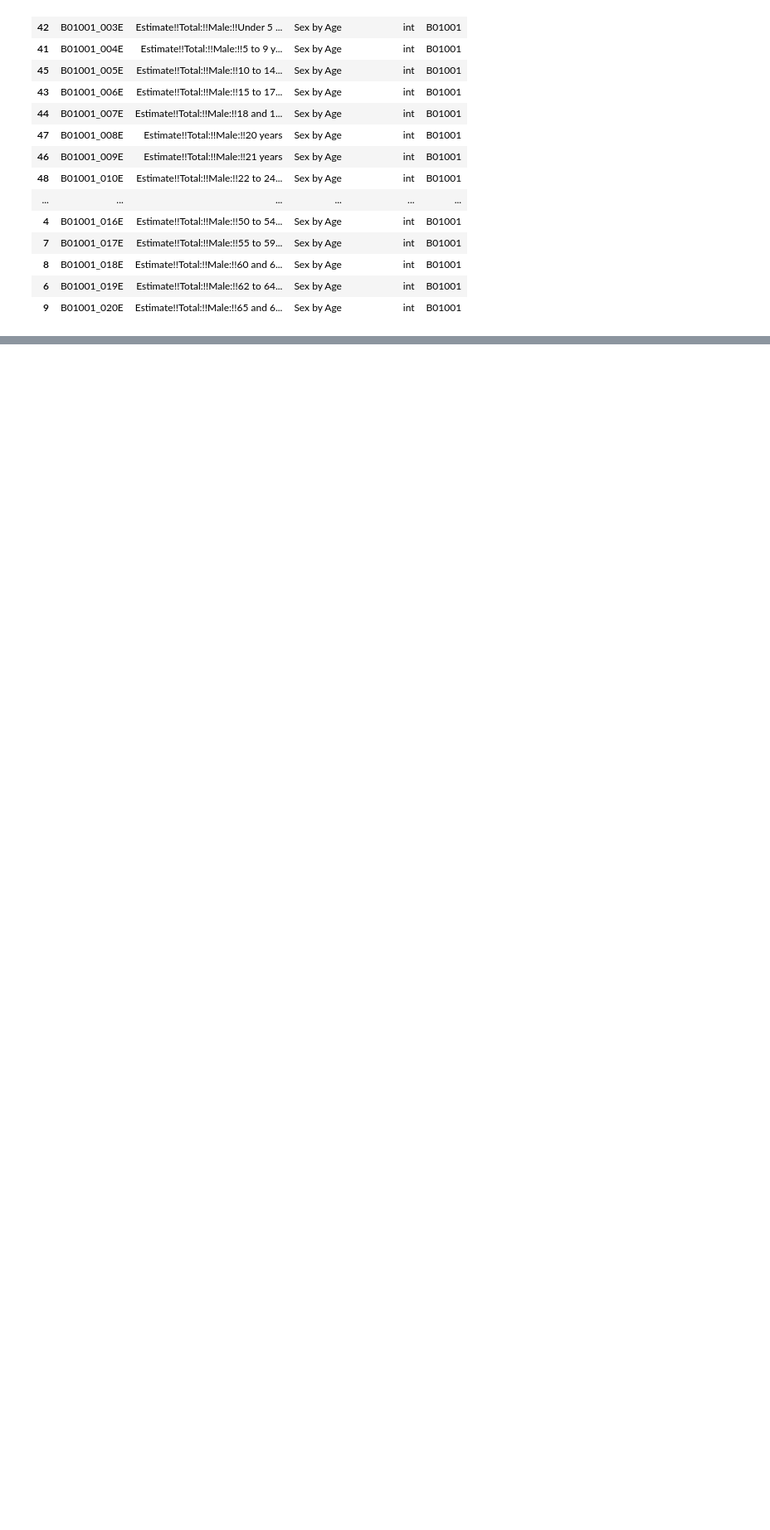
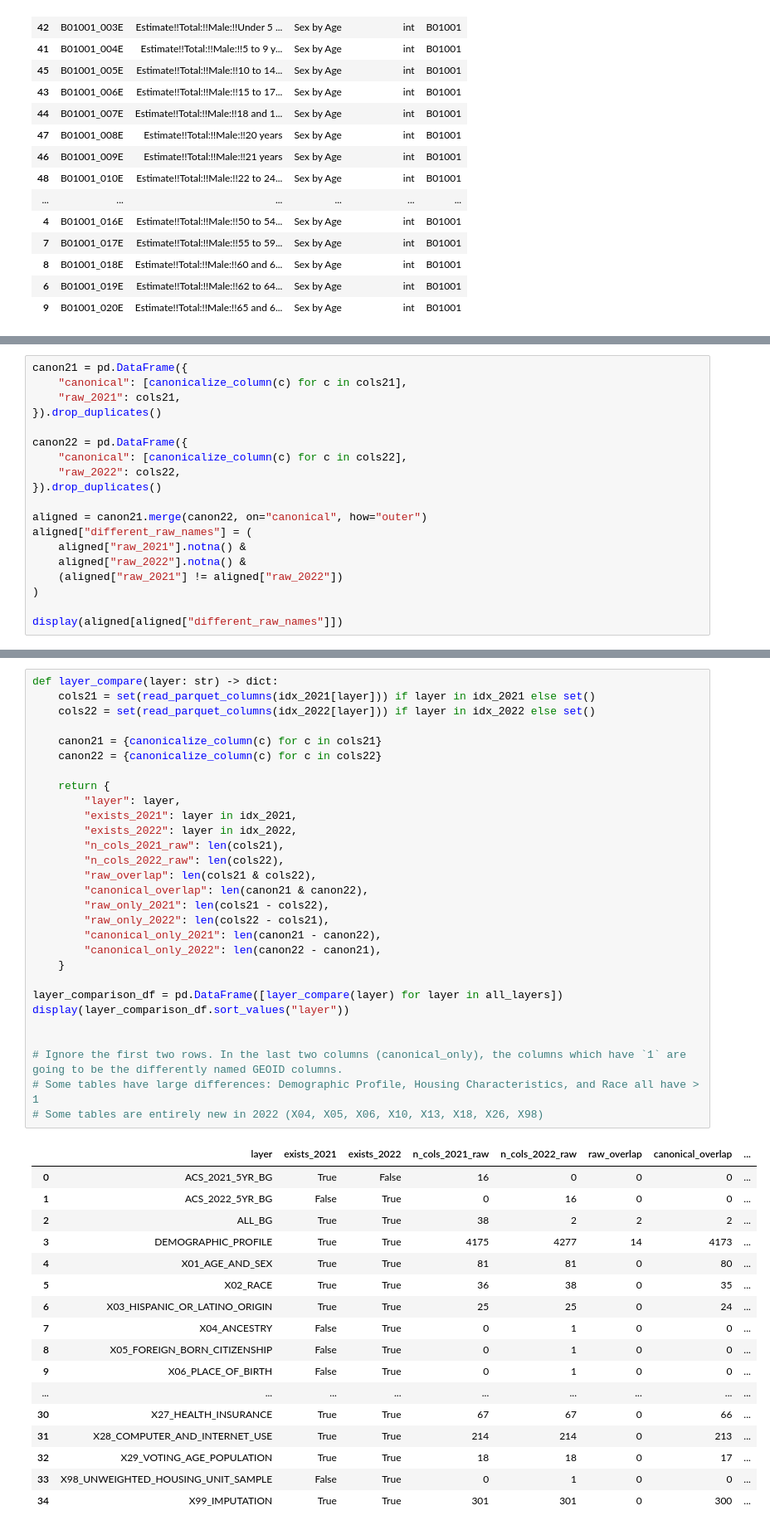
Before and after one commit to oturns/geosnap, a Jupyter notebook: build/examine_output.ipynb, the cells around one changed output, grey strips where cells are left out. Shown at 83% size. Drawn from its saved outputs; the diff is of its cells as text; blank space fills up the shorter version.

```diff
--- a/build/examine_output.ipynb
+++ b/build/examine_output.ipynb
@@ -203,0 +583,19 @@ describe_group("B01001", vars2022).head(20)
+# %%
+canon21 = pd.DataFrame({
+    "canonical": [canonicalize_column(c) for c in cols21],
+    "raw_2021": cols21,
+}).drop_duplicates()
+
+canon22 = pd.DataFrame({
+    "canonical": [canonicalize_column(c) for c in cols22],
+    "raw_2022": cols22,
+}).drop_duplicates()
+
+aligned = canon21.merge(canon22, on="canonical", how="outer")
+aligned["different_raw_names"] = (
+    aligned["raw_2021"].notna() &
+    aligned["raw_2022"].notna() &
+    (aligned["raw_2021"] != aligned["raw_2022"])
+)
+
+display(aligned[aligned["different_raw_names"]])
@@ -203,0 +747,47 @@ describe_group("B01001", vars2022).head(20)
+# %%
+def layer_compare(layer: str) -> dict:
+    cols21 = set(read_parquet_columns(idx_2021[layer])) if layer in idx_2021 else set()
+    cols22 = set(read_parquet_columns(idx_2022[layer])) if layer in idx_2022 else set()
+
+    canon21 = {canonicalize_column(c) for c in cols21}
+    canon22 = {canonicalize_column(c) for c in cols22}
+
+    return {
+        "layer": layer,
+        "exists_2021": layer in idx_2021,
+        "exists_2022": layer in idx_2022,
+        "n_cols_2021_raw": len(cols21),
+        "n_cols_2022_raw": len(cols22),
+        "raw_overlap": len(cols21 & cols22),
+        "canonical_overlap": len(canon21 & canon22),
+        "raw_only_2021": len(cols21 - cols22),
+        "raw_only_2022": len(cols22 - cols21),
+        "canonical_only_2021": len(canon21 - canon22),
+        "canonical_only_2022": len(canon22 - canon21),
+    }
+
+layer_comparison_df = pd.DataFrame([layer_compare(layer) for layer in all_layers])
+display(layer_comparison_df.sort_values("layer"))
+
+
+# Ignore the first two rows. In the last two columns (canonical_only), the columns which have `1` are going to be the differently named GEOID columns.
+# Some tables have large differences: Demographic Profile, Housing Characteristics, and Race all have > 1
+# Some tables are entirely new in 2022 (X04, X05, X06, X10, X13, X18, X26, X98)
+# %% [output]
+|  | layer | exists_2021 | exists_2022 | n_cols_2021_raw | n_cols_2022_raw | raw_overlap | canonical_overlap | ... |
+| 0 | ACS_2021_5YR_BG | True | False | 16 | 0 | 0 | 0 | ... |
+| 1 | ACS_2022_5YR_BG | False | True | 0 | 16 | 0 | 0 | ... |
+| 2 | ALL_BG | True | True | 38 | 2 | 2 | 2 | ... |
+| 3 | DEMOGRAPHIC_PROFILE | True | True | 4175 | 4277 | 14 | 4173 | ... |
+| 4 | X01_AGE_AND_SEX | True | True | 81 | 81 | 0 | 80 | ... |
+| 5 | X02_RACE | True | True | 36 | 38 | 0 | 35 | ... |
+| 6 | X03_HISPANIC_OR_LATINO_ORIGIN | True | True | 25 | 25 | 0 | 24 | ... |
+| 7 | X04_ANCESTRY | False | True | 0 | 1 | 0 | 0 | ... |
+| 8 | X05_FOREIGN_BORN_CITIZENSHIP | False | True | 0 | 1 | 0 | 0 | ... |
+| 9 | X06_PLACE_OF_BIRTH | False | True | 0 | 1 | 0 | 0 | ... |
+| ... | ... | ... | ... | ... | ... | ... | ... | ... |
+| 30 | X27_HEALTH_INSURANCE | True | True | 67 | 67 | 0 | 66 | ... |
+| 31 | X28_COMPUTER_AND_INTERNET_USE | True | True | 214 | 214 | 0 | 213 | ... |
+| 32 | X29_VOTING_AGE_POPULATION | True | True | 18 | 18 | 0 | 17 | ... |
+| 33 | X98_UNWEIGHTED_HOUSING_UNIT_SAMPLE | False | True | 0 | 1 | 0 | 0 | ... |
+| 34 | X99_IMPUTATION | True | True | 301 | 301 | 0 | 300 | ... |
```
Also changed, not shown: parts of 42 cells of this notebook.
